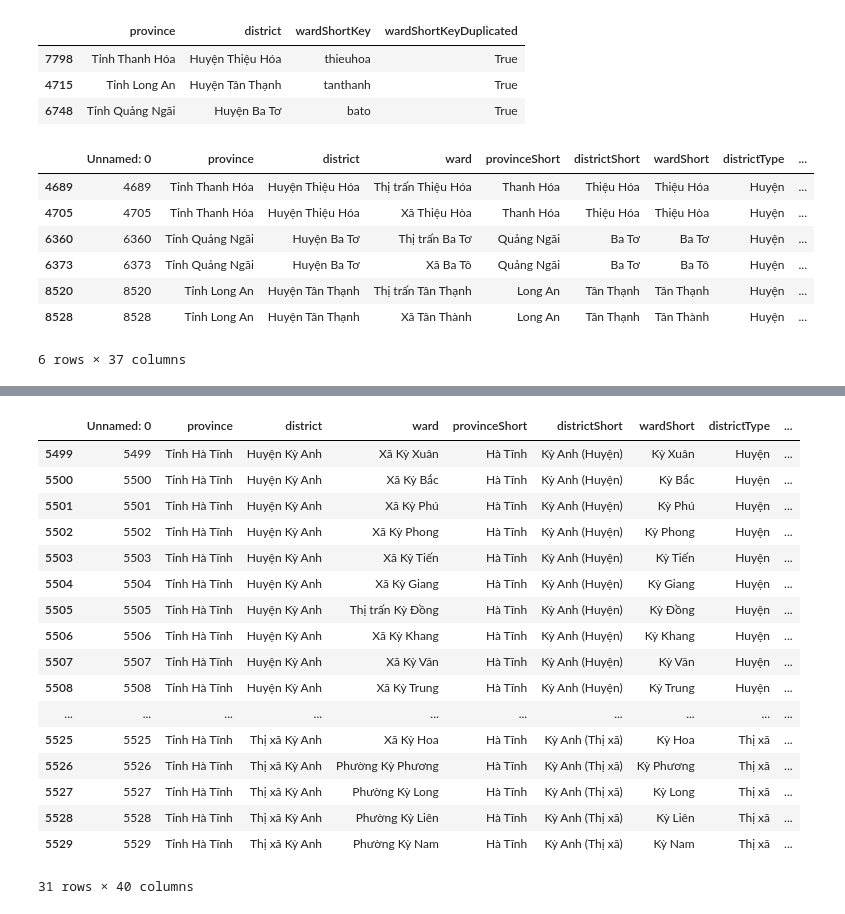
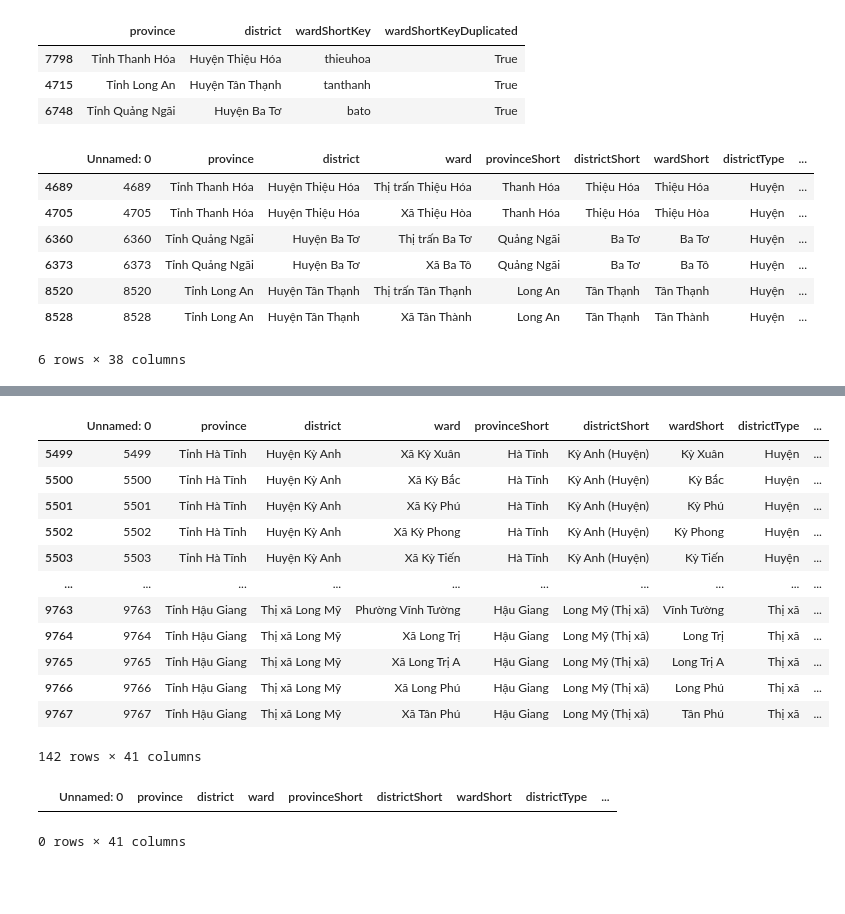
Before and after one commit to tranngocminhhieu/vietnamadminunits, a Jupyter notebook: scripts/generating_module_data/s7_generating_parser_63_data.ipynb, the cells around one changed output, grey strips where cells are left out. Cells and saved outputs as stored; diff of their text form; code cells hidden in the pictures; blank space fills up the shorter version.

Commit message:
data_new_wards = []

```diff
--- a/scripts/generating_module_data/s7_generating_parser_63_data.ipynb
+++ b/scripts/generating_module_data/s7_generating_parser_63_data.ipynb
@@ -53,7 +53,13 @@ def create_keywords(row, level=1):
 
     elif level == 2:
         keywords.append(row['districtKey'])
-        keywords.append(row['districtShortKey'])
+
+        if not row['districtShortKeyDuplicated']:
+            keywords.append(row['districtShortKey'])
+        else:
+            keywords.append(key_normalize(f"{row['districtShortKey']} {row['districtType']}"))
+            keywords.append(key_normalize(f"{district_type_acronym[row['districtType']]} {row['districtShortKey']}"))
+
         if row['districtShortDuplicated']:
             district_type = row['districtType']
             district_type_key = key_normalize(district_type)
@@ -74,11 +80,22 @@ def create_keywords(row, level=1):
     else:
         if pd.notnull(row['wardKey']):
             keywords.append(row['wardKey'])
+
+
             if not row['wardShortKeyDuplicated']:
                 keywords.append(row['wardShortKey'])
             else:
                 keywords.append(key_normalize(f"{row['wardShortKey']} {row['wardType']}"))
                 keywords.append(key_normalize(f"{ward_type_acronym[row['wardType']]} {row['wardShortKey']}"))
+
+
+            if row['wardShortDuplicated']:
+                ward_type = row['wardType']
+                ward_type_key = key_normalize(ward_type)
+                ward_type_key_acronym = ward_type_acronym[row['wardType']]
+                acronym_keyword = re.sub(fr'^{ward_type_key}', ward_type_key_acronym, row['wardKey'])
+                keywords.append(acronym_keyword)
+
 
             if pd.notnull(row['wardAlias']):
                 aliases = json.loads(row['wardAlias'])
@@ -206,8 +223,8 @@ duplicated_district_short_key
 # %% [output]
 |  | province | districtShortKey | districtShortKeyDuplicated |
 # %%
-# # Add flag for districtShortKey
-# df = pd.merge(df, duplicated_district_short_key, on=['province', 'districtShortKey'], how='left')
-# df['districtShortKeyDuplicated'].fillna(False, inplace=True)
-# df[df['districtShortKeyDuplicated']][['province', 'district', 'districtShort']].drop_duplicates().sort_values(by='districtShort')
-# # Dup do type, chứ không do accent, rất tốt
+# Add flag for districtShortKey
+df = pd.merge(df, duplicated_district_short_key, on=['province', 'districtShortKey'], how='left')
+df['districtShortKeyDuplicated'].fillna(False, inplace=True)
+df[df['districtShortKeyDuplicated']][['province', 'district', 'districtShort']].drop_duplicates().sort_values(by='districtShort')
+# Dup do type, chứ không do accent, rất tốt
@@ -290,7 +309,7 @@ df[df['wardShortKeyDuplicated']]
 | 6373 | 6373 | Tỉnh Quảng Ngãi | Huyện Ba Tơ | Xã Ba Tô | Quảng Ngãi | Ba Tơ | Ba Tô | Huyện | ... |
 | 8520 | 8520 | Tỉnh Long An | Huyện Tân Thạnh | Thị trấn Tân Thạnh | Long An | Tân Thạnh | Tân Thạnh | Huyện | ... |
 | 8528 | 8528 | Tỉnh Long An | Huyện Tân Thạnh | Xã Tân Thành | Long An | Tân Thạnh | Tân Thành | Huyện | ... |
-6 rows × 37 columns
+6 rows × 38 columns
 # %%
 # Create keywords
 for col in unit_cols:
@@ -409,23 +428,23 @@ parser_data = {
     'DICT_PROVINCE_DISTRICT_WARD_SHORT_ACCENTED': DICT_PROVINCE_DISTRICT_WARD_SHORT_ACCENTED
 }
 # %%
-df[df['districtKey'].str.contains('kyanh')]
+df[df['districtShortDuplicated']==True]
 # %% [output]
 |  | Unnamed: 0 | province | district | ward | provinceShort | districtShort | wardShort | districtType | ... |
 | 5499 | 5499 | Tỉnh Hà Tĩnh | Huyện Kỳ Anh | Xã Kỳ Xuân | Hà Tĩnh | Kỳ Anh (Huyện) | Kỳ Xuân | Huyện | ... |
 | 5500 | 5500 | Tỉnh Hà Tĩnh | Huyện Kỳ Anh | Xã Kỳ Bắc | Hà Tĩnh | Kỳ Anh (Huyện) | Kỳ Bắc | Huyện | ... |
 | 5501 | 5501 | Tỉnh Hà Tĩnh | Huyện Kỳ Anh | Xã Kỳ Phú | Hà Tĩnh | Kỳ Anh (Huyện) | Kỳ Phú | Huyện | ... |
 | 5502 | 5502 | Tỉnh Hà Tĩnh | Huyện Kỳ Anh | Xã Kỳ Phong | Hà Tĩnh | Kỳ Anh (Huyện) | Kỳ Phong | Huyện | ... |
 | 5503 | 5503 | Tỉnh Hà Tĩnh | Huyện Kỳ Anh | Xã Kỳ Tiến | Hà Tĩnh | Kỳ Anh (Huyện) | Kỳ Tiến | Huyện | ... |
-| 5504 | 5504 | Tỉnh Hà Tĩnh | Huyện Kỳ Anh | Xã Kỳ Giang | Hà Tĩnh | Kỳ Anh (Huyện) | Kỳ Giang | Huyện | ... |
-| 5505 | 5505 | Tỉnh Hà Tĩnh | Huyện Kỳ Anh | Thị trấn Kỳ Đồng | Hà Tĩnh | Kỳ Anh (Huyện) | Kỳ Đồng | Huyện | ... |
-| 5506 | 5506 | Tỉnh Hà Tĩnh | Huyện Kỳ Anh | Xã Kỳ Khang | Hà Tĩnh | Kỳ Anh (Huyện) | Kỳ Khang | Huyện | ... |
-| 5507 | 5507 | Tỉnh Hà Tĩnh | Huyện Kỳ Anh | Xã Kỳ Văn | Hà Tĩnh | Kỳ Anh (Huyện) | Kỳ Văn | Huyện | ... |
-| 5508 | 5508 | Tỉnh Hà Tĩnh | Huyện Kỳ Anh | Xã Kỳ Trung | Hà Tĩnh | Kỳ Anh (Huyện) | Kỳ Trung | Huyện | ... |
 | ... | ... | ... | ... | ... | ... | ... | ... | ... | ... |
-| 5525 | 5525 | Tỉnh Hà Tĩnh | Thị xã Kỳ Anh | Xã Kỳ Hoa | Hà Tĩnh | Kỳ Anh (Thị xã) | Kỳ Hoa | Thị xã | ... |
-| 5526 | 5526 | Tỉnh Hà Tĩnh | Thị xã Kỳ Anh | Phường Kỳ Phương | Hà Tĩnh | Kỳ Anh (Thị xã) | Kỳ Phương | Thị xã | ... |
-| 5527 | 5527 | Tỉnh Hà Tĩnh | Thị xã Kỳ Anh | Phường Kỳ Long | Hà Tĩnh | Kỳ Anh (Thị xã) | Kỳ Long | Thị xã | ... |
-| 5528 | 5528 | Tỉnh Hà Tĩnh | Thị xã Kỳ Anh | Phường Kỳ Liên | Hà Tĩnh | Kỳ Anh (Thị xã) | Kỳ Liên | Thị xã | ... |
-| 5529 | 5529 | Tỉnh Hà Tĩnh | Thị xã Kỳ Anh | Phường Kỳ Nam | Hà Tĩnh | Kỳ Anh (Thị xã) | Kỳ Nam | Thị xã | ... |
+| 9763 | 9763 | Tỉnh Hậu Giang | Thị xã Long Mỹ | Phường Vĩnh Tường | Hậu Giang | Long Mỹ (Thị xã) | Vĩnh Tường | Thị xã | ... |
+| 9764 | 9764 | Tỉnh Hậu Giang | Thị xã Long Mỹ | Xã Long Trị | Hậu Giang | Long Mỹ (Thị xã) | Long Trị | Thị xã | ... |
+| 9765 | 9765 | Tỉnh Hậu Giang | Thị xã Long Mỹ | Xã Long Trị A | Hậu Giang | Long Mỹ (Thị xã) | Long Trị A | Thị xã | ... |
+| 9766 | 9766 | Tỉnh Hậu Giang | Thị xã Long Mỹ | Xã Long Phú | Hậu Giang | Long Mỹ (Thị xã) | Long Phú | Thị xã | ... |
+| 9767 | 9767 | Tỉnh Hậu Giang | Thị xã Long Mỹ | Xã Tân Phú | Hậu Giang | Long Mỹ (Thị xã) | Tân Phú | Thị xã | ... |
-31 rows × 40 columns
+142 rows × 41 columns
+# %%
+df[df['districtShortKeyDuplicated']==True]
+# %% [output]
+|  | Unnamed: 0 | province | district | ward | provinceShort | districtShort | wardShort | districtType | ... |
+0 rows × 41 columns
```
Also changed, not shown: parts of 4 cells of this notebook, 1 other file.
